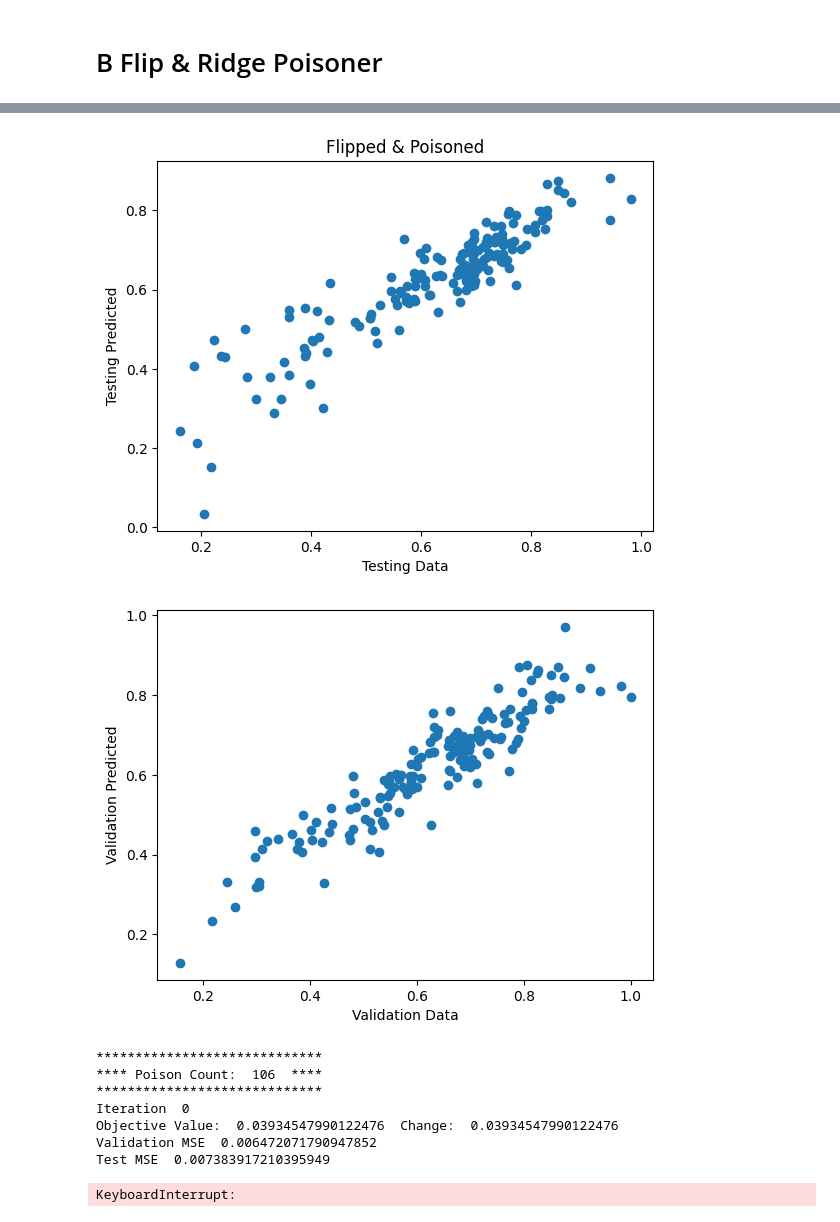
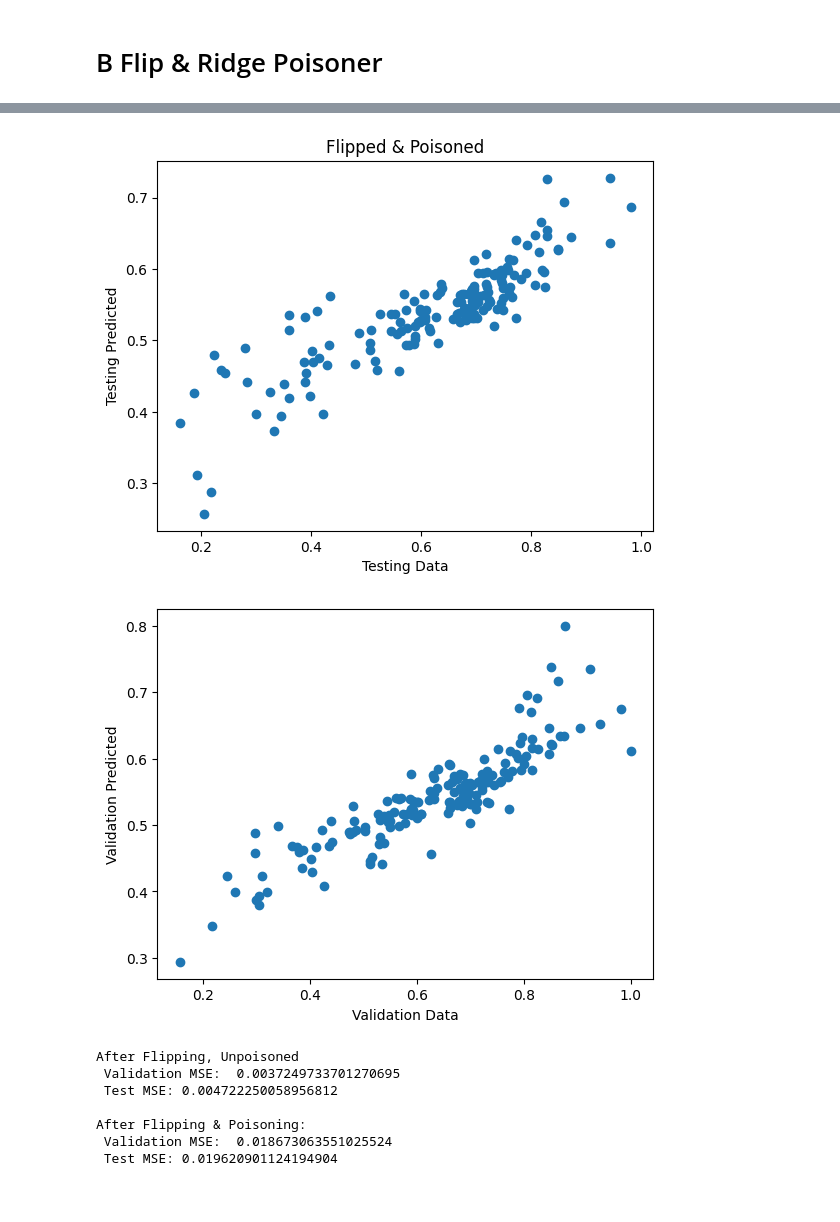
Before and after one commit to wushuoran/COMP0055GroupCW, a Jupyter notebook: ATTACK_ridge.ipynb, the cells around one changed output, grey strips where cells are left out. Drawn from its saved outputs; the diff is of its cells as text; code cells hidden in the pictures.

```diff
--- a/ATTACK_ridge.ipynb
+++ b/ATTACK_ridge.ipynb
@@ -51,10 +51,15 @@ Posion count:  300  Train count:  1319  Test count:  165  Proportion of poisonin
 x_pois, y_pois = flip_data.flip_data.inverse_flip(poi_train_x,poi_train_y,poison_ct)
 
 # define parameters for poisoner
-eta = 0.01 # gradient descent step size (note gradients are normalized)
+eta = 0.1 # gradient descent step size (note gradients are normalized)
 beta = 0.05 # decay rate for line search
 sigma = 0.9 # line search stop condition
 epsilon = 1e-3 # poisoning stop condition
+stop1 = 10
+stop2 = 20
+stop3 = 4
+decrease_rate = 0.5
+
 poiser = gd_poisoner.ridge_poisoner(poi_train_x, poi_train_y, poi_test_x, poi_test_y, poi_val_x, poi_val_y, eta, beta, sigma, epsilon)
 classifier, _ = poiser.learn_model(np.concatenate((poi_train_x, x_pois), axis=0), poi_train_y + y_pois, None)
 print("classifier: ", classifier)
@@ -68,7 +73,7 @@ for i in  range(5):
     current_x_pois = x_pois[:sample_amt,:]
     current_y_pois = y_pois[:sample_amt]
     # poison data
-    x_pois_result, y_pois_result = poiser.poison_data(current_x_pois, current_y_pois, 20, 30)
+    x_pois_result, y_pois_result = poiser.poison_data(current_x_pois, current_y_pois,stop1, stop2, stop3, decrease_rate)
     print(x_pois_result.shape,poi_train_x.shape)
     x_poised = np.concatenate((poi_train_x,x_pois_result),axis = 0)
     y_poised = poi_train_y + y_pois_result
@@ -78,8 +83,12 @@ for i in  range(5):
     print("x_pois_result len: ",len(x_pois_result),", y_pois_result len: ",len(y_pois_result),", x_poised len: ",len(x_poised),", y_poised len: ",len(y_poised))
     print("classifier_poised ",classifier_poised,", classifier2 ",classifier)
     print(" ")
-    err_unpoised = poiser.compute_error(classifier,True,False)
-    err = poiser.compute_error(classifier_poised,True,True)
+    if i != 4:
+        err_unpoised = poiser.compute_error(classifier,False,False)
+        err = poiser.compute_error(classifier_poised,False,False)
+    else:
+        err_unpoised = poiser.compute_error(classifier,True,False)
+        err = poiser.compute_error(classifier_poised,True,True)
 
 print("\nAfter Flipping, Unpoisoned \n Validation MSE: ", err_unpoised[0], "\n Test MSE:", err_unpoised[1])
 print("\nAfter Flipping & Poisoning:\n Validation MSE: ", err[0], "\n Test MSE:", err[1])
@@ -151,11 +127,6 @@ classifier_poised  Ridge(alpha=0.1, max_iter=10000) , classifier2  Ridge(alpha=0
 # flip the data
 x_pois, y_pois = flip_data.flip_data.B_flip(poi_train_x,poi_train_y,poison_ct)
 
-# define parameters for poisoner
-eta = 0.01 # gradient descent step size (note gradients are normalized)
-beta = 0.05 # decay rate for line search
-sigma = 0.9 # line search stop condition
-epsilon = 1e-3 # poisoning stop condition
 poiser = gd_poisoner.ridge_poisoner(poi_train_x, poi_train_y, poi_test_x, poi_test_y, poi_val_x, poi_val_y, eta, beta, sigma, epsilon)
 classifier, _ = poiser.learn_model(np.concatenate((poi_train_x, x_pois), axis=0), poi_train_y + y_pois, None)
 print("classifier: ", classifier)
@@ -169,7 +140,7 @@ for i in  range(5):
     current_x_pois = x_pois[:sample_amt,:]
     current_y_pois = y_pois[:sample_amt]
     # poison data
-    x_pois_result, y_pois_result = poiser.poison_data(current_x_pois, current_y_pois, 20, 30)
+    x_pois_result, y_pois_result = poiser.poison_data(current_x_pois, current_y_pois,stop1, stop2, stop3, decrease_rate)
     print(x_pois_result.shape,poi_train_x.shape)
     x_poised = np.concatenate((poi_train_x,x_pois_result),axis = 0)
     y_poised = poi_train_y + y_pois_result
@@ -179,8 +150,12 @@ for i in  range(5):
     print("x_pois_result len: ",len(x_pois_result),", y_pois_result len: ",len(y_pois_result),", x_poised len: ",len(x_poised),", y_poised len: ",len(y_poised))
     print("classifier_poised ",classifier_poised,", classifier2 ",classifier)
     print(" ")
-    err_unpoised = poiser.compute_error(classifier,True,False)
-    err = poiser.compute_error(classifier_poised,True,True)
+    if i != 4:
+        err_unpoised = poiser.compute_error(classifier,False,False)
+        err = poiser.compute_error(classifier_poised,False,False)
+    else:
+        err_unpoised = poiser.compute_error(classifier,True,False)
+        err = poiser.compute_error(classifier_poised,True,True)
 
 print("\nAfter Flipping, Unpoisoned \n Validation MSE: ", err_unpoised[0], "\n Test MSE:", err_unpoised[1])
 print("\nAfter Flipping & Poisoning:\n Validation MSE: ", err[0], "\n Test MSE:", err[1])
@@ -204,13 +179,12 @@ x_pois_result len:  51 , y_pois_result len:  51 , x_poised len:  1370 , y_poised
 classifier_poised  Ridge(alpha=0.1, max_iter=10000) , classifier2  Ridge(alpha=0.1, max_iter=10000)
 [figure]
 [figure]
-[figure, old version]
+[figure, new version]
-[figure, old version]
+[figure, new version]
-*****************************
-**** Poison Count:  106  ****
-*****************************
-Iteration  0
-Objective Value:  0.03934547990122476  Change:  0.03934547990122476
-Validation MSE  0.006472071790947852
-Test MSE  0.007383917210395949
+After Flipping, Unpoisoned
+ Validation MSE:  0.0037249733701270695
+ Test MSE: 0.004722250058956812
+
+After Flipping & Poisoning:
+ Validation MSE:  0.018673063551025524
+ Test MSE: 0.019620901124194904
-KeyboardInterrupt:
```
Also changed, not shown: parts of 2 cells of this notebook, 5 other files.
